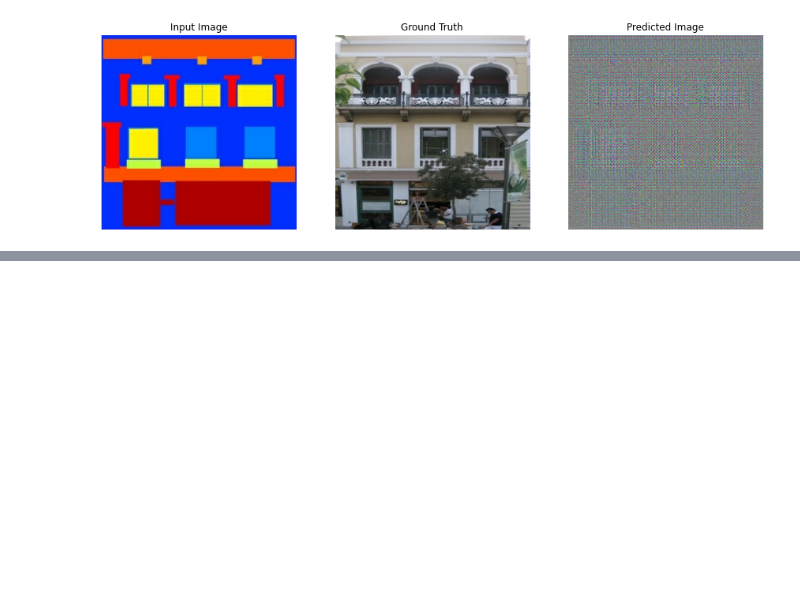
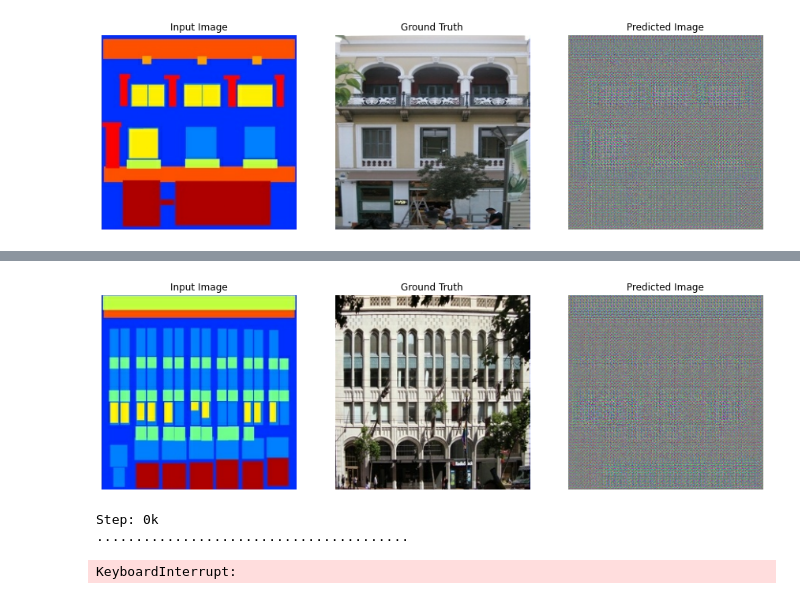
Before and after one commit to Utsavd7/pix2pix-GANs, a Jupyter notebook: Image-to-image-translation-GANs.ipynb, the cells around one changed output, grey strips where cells are left out. Saved outputs shown, nothing was run; the diff lists cells and outputs as text; code cells hidden in the pictures; blank space fills up the shorter version.

```diff
--- a/Image-to-image-translation-GANs.ipynb
+++ b/Image-to-image-translation-GANs.ipynb
@@ -421,3 +421,10 @@ def fit(train_ds, test_ds, steps):
 %tensorboard --logdir {log_dir}
 # %% [output]
 [interactive output not drawn]
+# %%
+fit(train_dataset, test_dataset, steps=40000)
+# %% [output]
+[figure, added]
+Step: 0k
+........................................
+KeyboardInterrupt:
```
Also changed, not shown: 1 other file.
